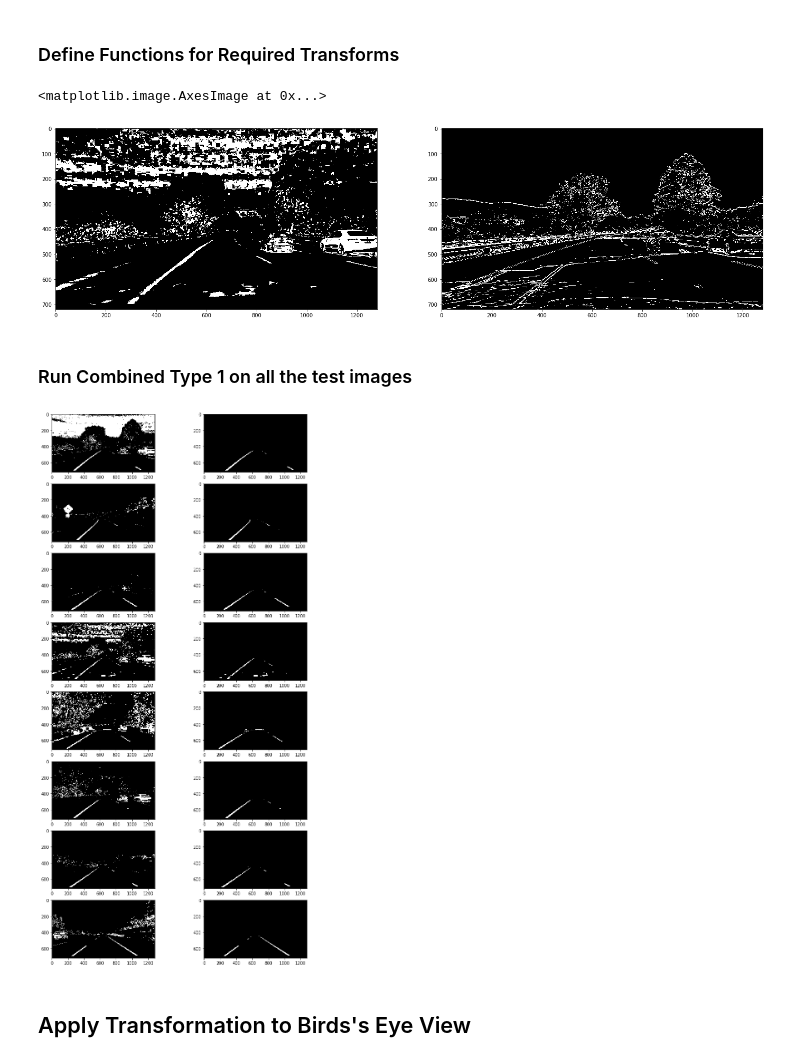
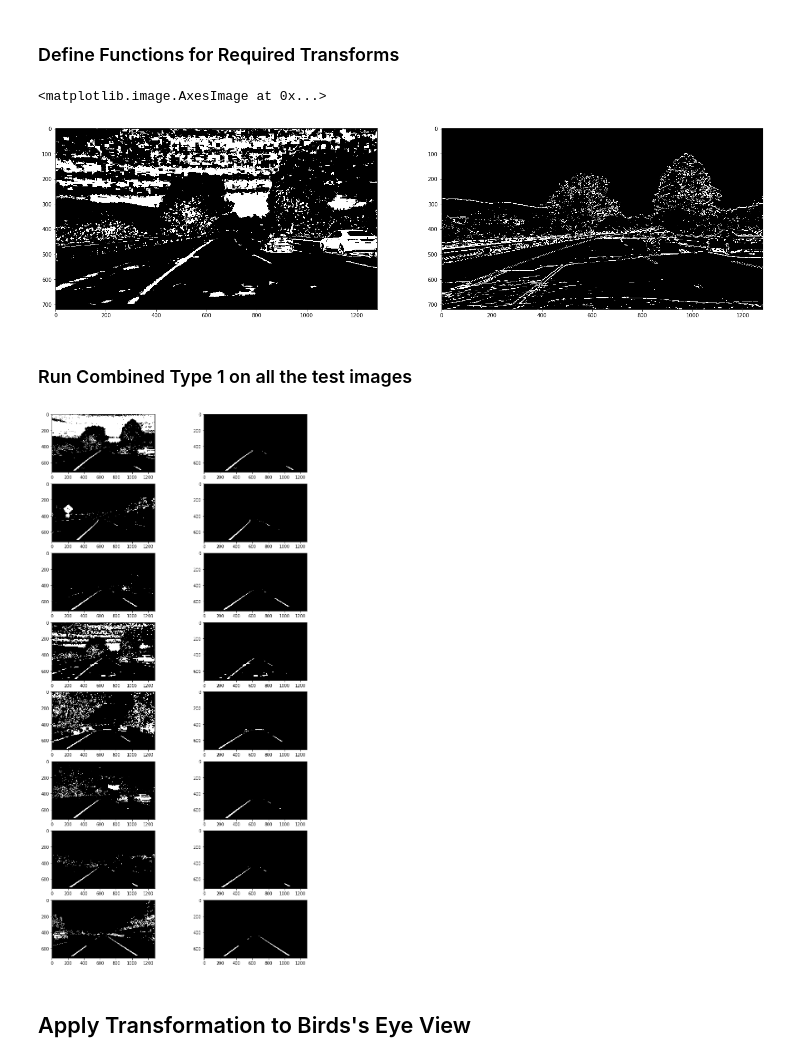
Before and after one commit to ExtEng/Project4-AdvancedCarLaneFinding, a Jupyter notebook: P4-AdvanceLaneFinding.ipynb, the cells around one changed output. Cells and saved outputs as stored; diff of their text form; code cells hidden in the pictures.

Commit message:
added images

```diff
--- a/P4-AdvanceLaneFinding.ipynb
+++ b/P4-AdvanceLaneFinding.ipynb
@@ -183,7 +183,7 @@ def hls_select(img, thresh=(0, 255)):
     # 2) Apply a threshold to the S channel
     binary_output = np.zeros_like(S_img)
     #
-    binary_output[((S_img > thresh[0]) & (S_img <= thresh[1]))|((L_img >215) & (L_img <= thresh[1]))] = 1
+    binary_output[((S_img > thresh[0]) & (S_img <= thresh[1]))|((L_img >200) & (L_img <= thresh[1]))] = 1
 
     # 3) Return a binary image of threshold result
     return binary_output
@@ -241,34 +241,37 @@ plt.subplot(1,2,2)
 plt.imshow(test_thres_2,cmap='gray')
 # %% [output]
 <matplotlib.image.AxesImage at 0x...>
-[figure, old version]
+[figure, new version]
 # %% [markdown]
 ### Run Combined Type 1 on all the test images
 # %%
 test_CT =np.zeros((len(test_images),720,1280),dtype=np.uint8)
 test_CT_m =np.zeros((len(test_images),720,1280),dtype=np.uint8)
 
 imshape = Test_image.shape
 
 y_mask = 445 #int(imshape[0]*0.60)
 x_mask_min = 550 #int(imshape[1]*0.45)
 x_mask_max = 700 #int(imshape[1]*0.57)
 #x_mask_edge = int(imshape[1]*0.04)
 #print(y_mask,x_mask_min,x_mask_max,x_mask_edge)
 vertices = np.array([[(100,imshape[0]),(x_mask_min, y_mask), (x_mask_max, y_mask), (imshape[1],imshape[0])]], dtype=np.int32)
 
 plt.figure(figsize=(12,24))
 for x in range(len(test_images)):
 
     #Apply Image transformation
     test_CT[x,:,:] = combined_type_1(test_dst[x],120)
     test_CT_m[x,:,:] = region_of_interest(test_CT[x,:,:],vertices)
     plt.subplot(len(test_images),2,(2*x)+1)
     plt.imshow(test_CT[x], cmap='gray')
     plt.subplot(len(test_images),2,(2*x)+2)
     plt.imshow(test_CT_m[x], cmap='gray')
+
+mpimg.imsave("./output_images/S_Gray_thres.jpg",test_CT[1])
+mpimg.imsave("./output_images/S_Gray_thres_mask.jpg",test_CT_m[1])
 # %% [output]
-[figure, old version]
+[figure, new version]
 # %% [markdown]
 ##  Apply Transformation to Birds's Eye View
 # %%
```
Also changed, not shown: parts of 4 cells of this notebook, 12 other files.
